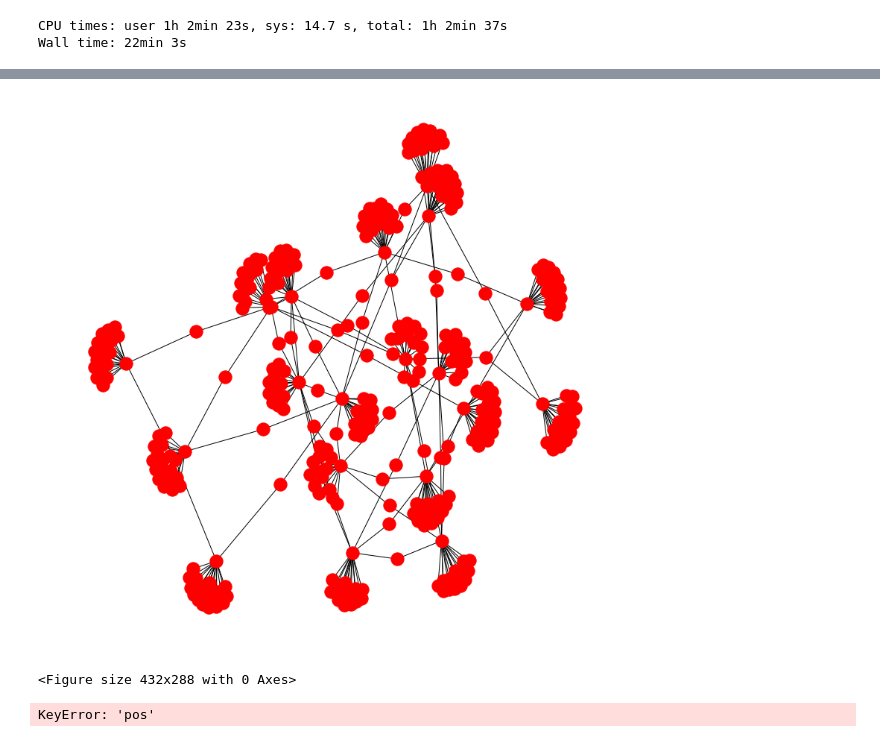
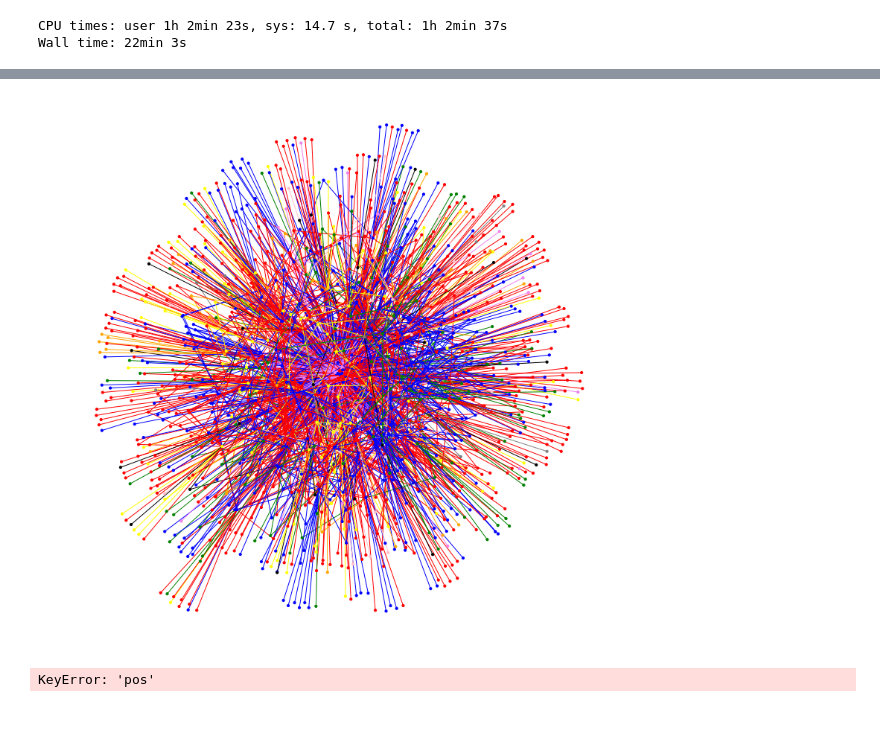
Before and after one commit to markusskagemo/arxiv-topic-graph, a Jupyter notebook: arxiv-topic-graph/concept_extraction.ipynb, the cells around one changed output, grey strips where cells are left out. Saved outputs shown, nothing was run; the diff lists cells and outputs as text; code cells hidden in the pictures.

Commit message:
node edge coloring

```diff
--- a/arxiv-topic-graph/concept_extraction.ipynb
+++ b/arxiv-topic-graph/concept_extraction.ipynb
@@ -47,3 +58,11 @@ Wall time: 22min 3s
+# %%
+#set(id_term.values())
+colors = {
+    'CP': 'red', 'EC': 'blue',
+    'GN': 'green', 'MF': 'grey',
+    'PM': 'black', 'PR': 'yellow',
+    'RM': 'violet', 'ST': 'orange',
+    'TR': 'pink'}
 # %%
 import networkx as nx
 import matplotlib.pyplot as plt
@@ -52,14 +71,30 @@ from tqdm import tqdm
 
 G = nx.Graph()
 
-#for i in tqdm(range(len(model.docvecs))):
-for i in range(0, len(model.docvecs), 100):
+#for i in tqdm(range(0, len(model.docvecs), 10)):
+for i in range(0, len(model.docvecs), 10):
     ivec = model.infer_vector(doc_words=train_corpus[i].words)
     sims = model.docvecs.most_similar([ivec], topn=len(model.docvecs))
 
     this_node = sims[0][0]
-    for j in range(1, len(sims), 100):
-        G.add_edge(this_node, sims[j][0], attr_dict={'distance': (1-sims[j][1])})
+    #for j in range(1, len(sims)):
+    for j in range(1, 10):
+        # Add most similar distance
+        G.add_edge(this_node, sims[j][0],
+                   attr_dict={
+                       'distance': (1-sims[j][1]),
+                       'color': colors[id_term[sims[j][0]]]
+                   })
+        # Add least similar distance
+        G.add_edge(this_node, sims[-j][0],
+                   attr_dict={
+                       'distance': (1-sims[-j][1]),
+                       'color': colors[id_term[sims[-j][0]]]
+                   })
+# %%
+edge_colors = [e[2]['attr_dict']['color'] for e in G.edges(data=True)]
+node_ids = [e[0] for e in G.nodes(data=True)]
+node_colors = [colors[id_term[node_id]] for node_id in node_ids]
 # %%
 pprint(sims[:5])
 pprint(sims[:-6:-1])
@@ -77,11 +112,10 @@ pprint(sims[:-6:-1])
 # %%
 plt.figure(figsize=(10, 10))
-nx.draw(G)
+nx.draw(G, edge_color=edge_colors, node_color=node_colors, node_size=15)
+plt.savefig('data/graph_smallsample.jpg')
 plt.show()
-plt.savefig('graph_smallsample.png')
 # %% [output]
-[figure, old version]
+[figure, new version]
-<Figure size 432x288 with 0 Axes>
 # %%
 '''https://plot.ly/python/network-graphs/#create-network-graph'''
 import plotly.plotly as py
```
Also changed, not shown: parts of 2 cells of this notebook, 3 other files.
